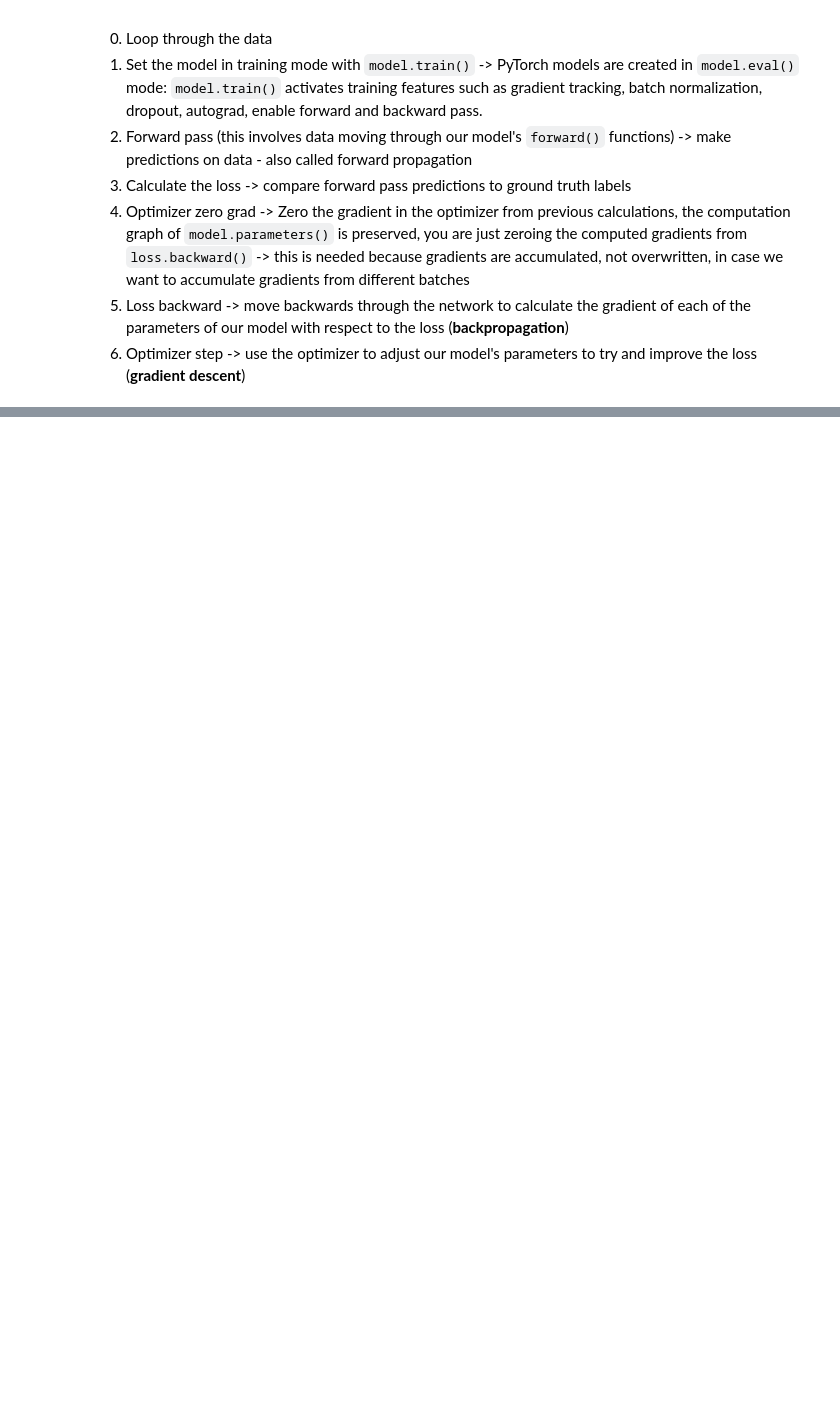
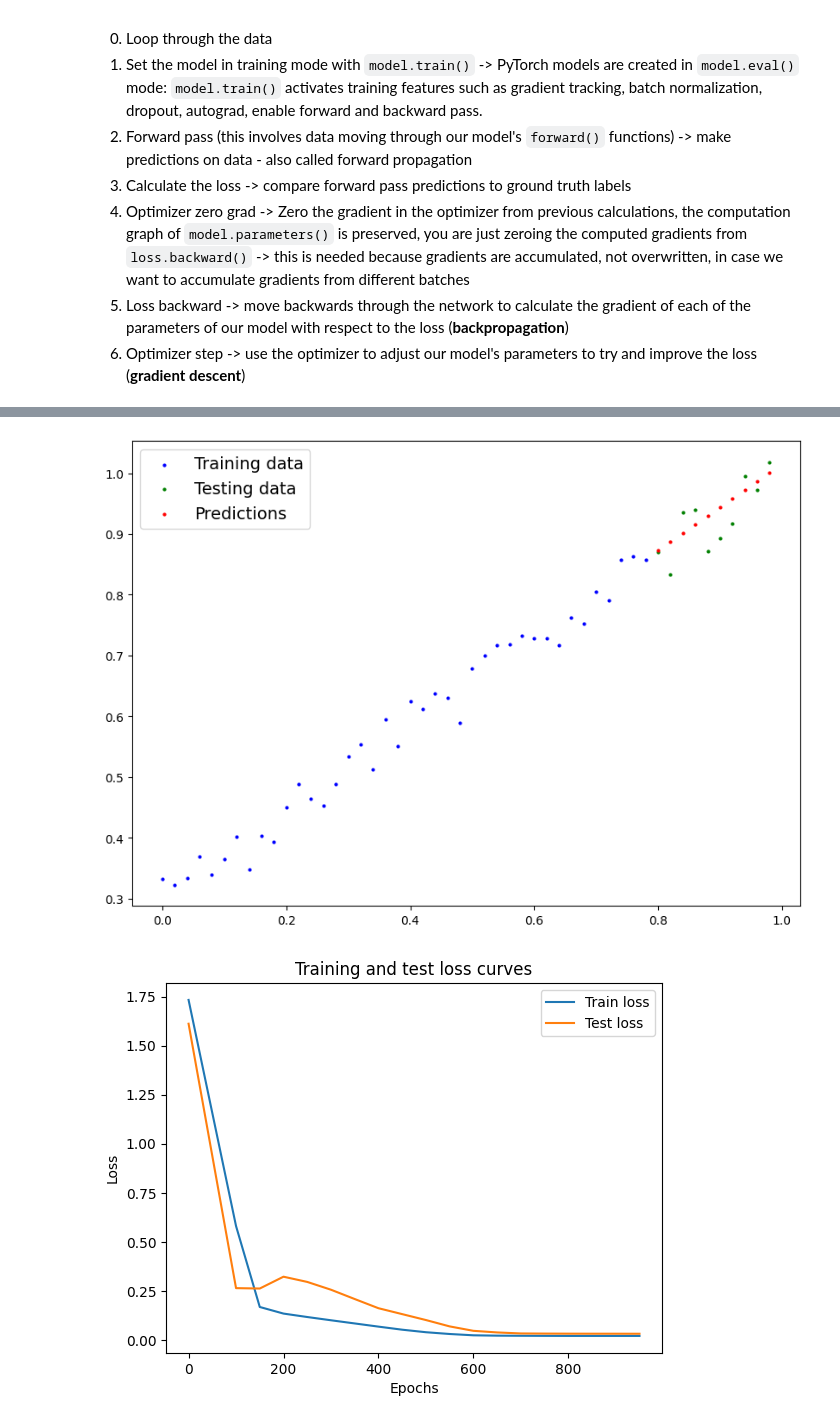
Before and after one commit to matteo4diani/pytorch-basics, a Jupyter notebook: pytorch_basics/notebooks/002_pytorch_workflow.ipynb, the cells around one changed output, grey strips where cells are left out. Cells and saved outputs as stored; diff of their text form; code cells hidden in the pictures; blank space fills up the shorter version.

Commit message:
pytorch workflow: training loop

```diff
--- a/pytorch_basics/notebooks/002_pytorch_workflow.ipynb
+++ b/pytorch_basics/notebooks/002_pytorch_workflow.ipynb
@@ -250,18 +250,27 @@ Components of a training loop:
 5. Loss backward -> move backwards through the network to calculate the gradient of each of the parameters of our model with respect to the loss (**backpropagation**)
 6. Optimizer step -> use the optimizer to adjust our model's parameters to try and improve the loss (**gradient descent**)
 # %%
+torch.manual_seed(RANDOM_SEED)
 # An epoch is one loop through the data...
 # epochs is a hyperparameter because we set it ourselves
 
-epochs = 1
+EPOCHS = 1000
+LOG_INTERVAL = 50
+
+epoch_count = []
+loss_values = []
+test_loss_values = []
+
+model_0 = LinearRegressionModel()
 loss_fn = nn.L1Loss()
 optimizer = torch.optim.SGD(params=model_0.parameters(),
                             lr=0.01)
 
-### Training
 
 # 0. Loop through data
-for epoch in range(epochs):
+for epoch in range(EPOCHS):
+    ### Training
+
     # 1. Set the model to training mode
     model_0.train()
 
@@ -279,3 +288,44 @@ for epoch in range(epochs):
 
     # 6. Perform parameter optimization -> gradient descent
     optimizer.step()
+
+    ### Testing
+
+    # 1. Set model to eval mode
+    model_0.eval()
+
+    # 2. Set inference mode
+    with torch.inference_mode():
+        # 3. Forward pass
+        test_pred = model_0(X_test)
+
+        # 4. Compute loss
+        test_loss = loss_fn(test_pred, y_test)
+
+    if epoch % LOG_INTERVAL == 0:
+        epoch_count.append(epoch)
+        loss_values.append(loss.cpu().item())
+        test_loss_values.append(test_loss.cpu().item())
+        print(f"Epoch: {epoch} | Loss: {loss} | Test Loss: {test_loss}")
+
+
+print(f"Final params: {model_0.state_dict()}")
+
+model_0.eval()
+
+with torch.inference_mode():
+    y_pred = model_0(X_test)
+
+# Plot predictions against data
+plot_predictions(predictions=y_pred)
+plt.show()
+
+# Plot the loss curves
+plt.plot(epoch_count, loss_values, label="Train loss")
+plt.plot(epoch_count, test_loss_values, label="Test loss")
+plt.legend()
+plt.ylabel("Loss")
+plt.xlabel("Epochs")
+plt.title("Training and test loss curves")
+plt.show()
+# %% [output]
@@ -281,0 +349,2 @@ for epoch in range(epochs):
+[figure, added]
+[figure, added]
```
Also changed, not shown: parts of 2 cells of this notebook, 1 other file.
